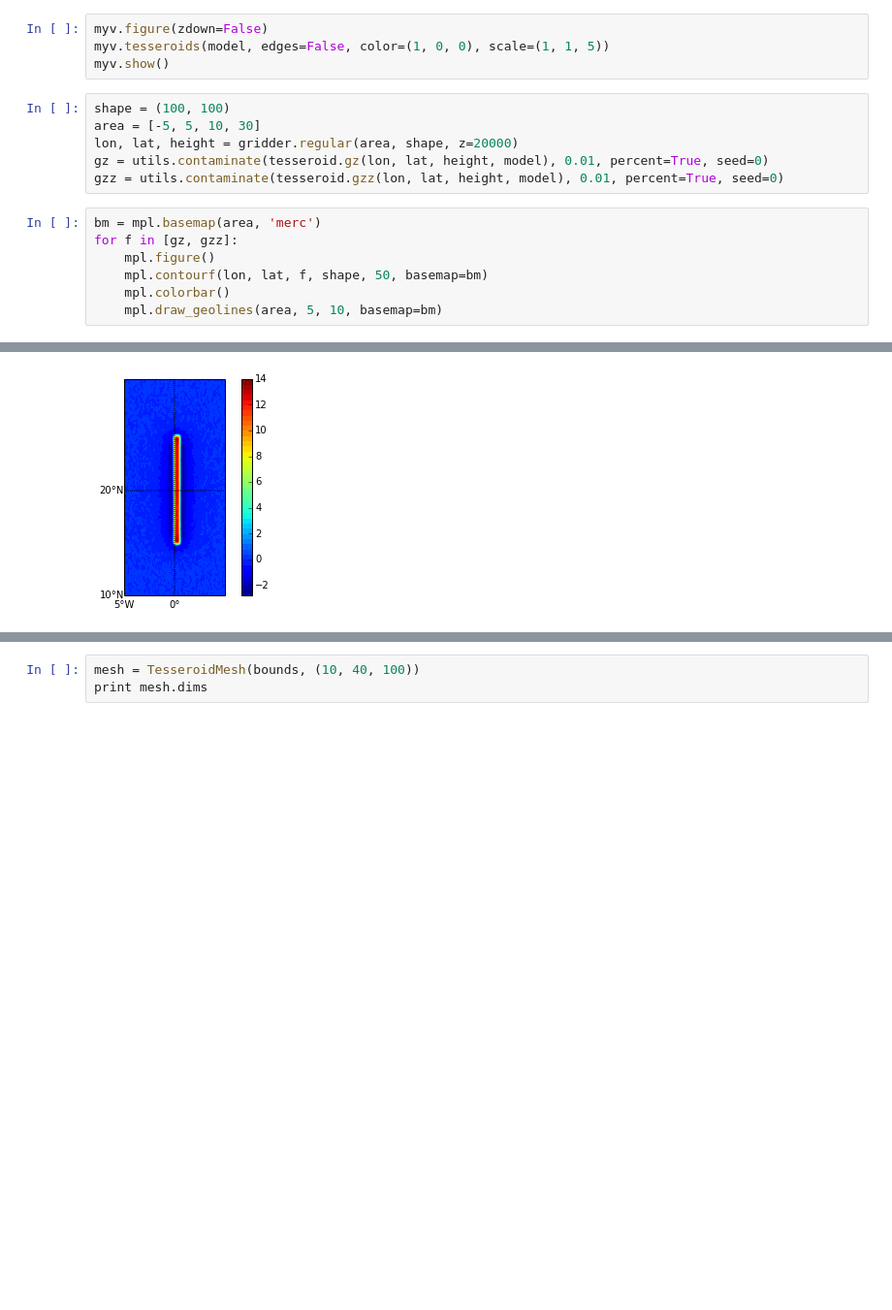
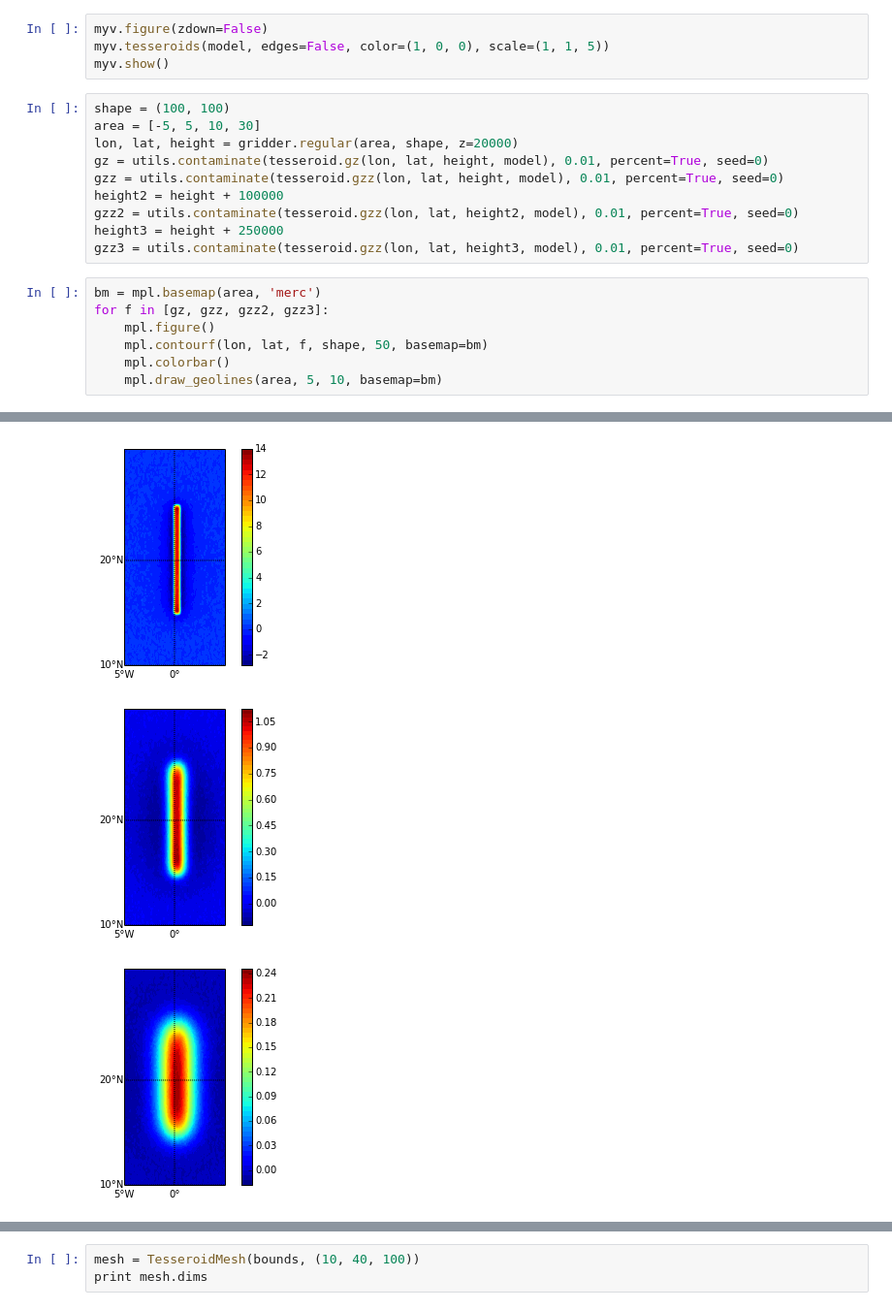
Before and after one commit to leouieda/egu2014, a Jupyter notebook: notebooks/lineament.ipynb, the cells around one changed output, grey strips where cells are left out. Shown at 97% size. Cells and saved outputs as stored; diff of their text form; blank space fills up the shorter version.

```diff
--- a/notebooks/lineament.ipynb
+++ b/notebooks/lineament.ipynb
@@ -22,16 +22,22 @@ area = [-5, 5, 10, 30]
 lon, lat, height = gridder.regular(area, shape, z=20000)
 gz = utils.contaminate(tesseroid.gz(lon, lat, height, model), 0.01, percent=True, seed=0)
 gzz = utils.contaminate(tesseroid.gzz(lon, lat, height, model), 0.01, percent=True, seed=0)
+height2 = height + 100000
+gzz2 = utils.contaminate(tesseroid.gzz(lon, lat, height2, model), 0.01, percent=True, seed=0)
+height3 = height + 250000
+gzz3 = utils.contaminate(tesseroid.gzz(lon, lat, height3, model), 0.01, percent=True, seed=0)
 # %%
 bm = mpl.basemap(area, 'merc')
-for f in [gz, gzz]:
+for f in [gz, gzz, gzz2, gzz3]:
     mpl.figure()
     mpl.contourf(lon, lat, f, shape, 50, basemap=bm)
     mpl.colorbar()
     mpl.draw_geolines(area, 5, 10, basemap=bm)
 # %% [output]
 [figure]
 [figure]
+[figure, added]
+[figure, added]
 # %%
 def plot(solver, data):
     predicted = solver.predicted()
```
Also changed, not shown: parts of 13 cells of this notebook.
